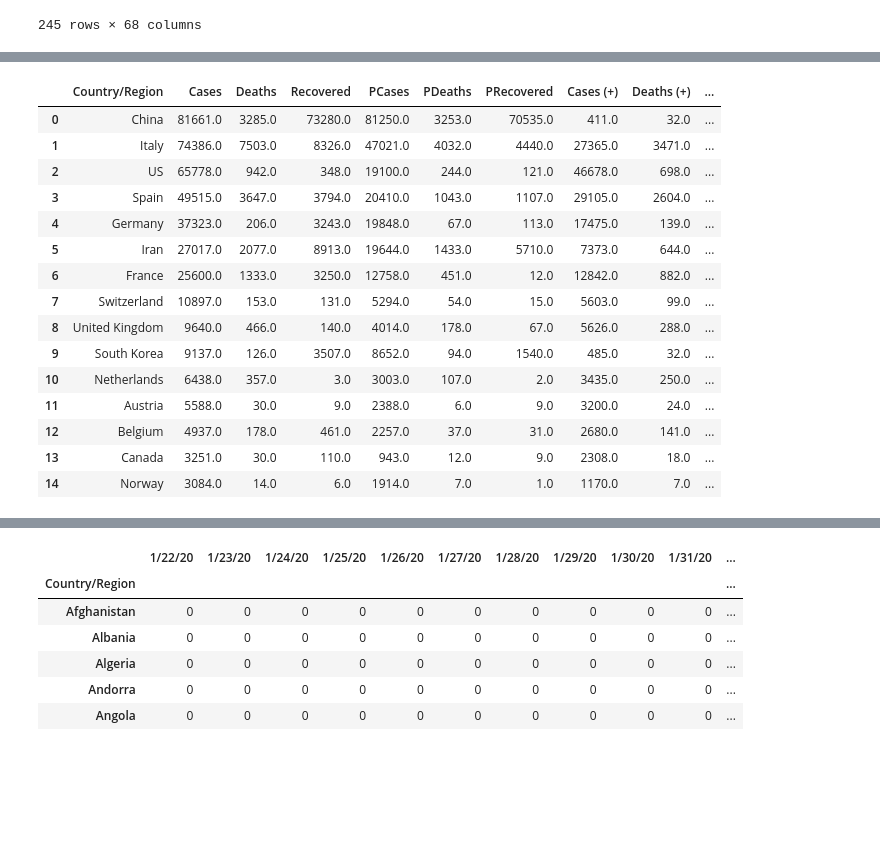
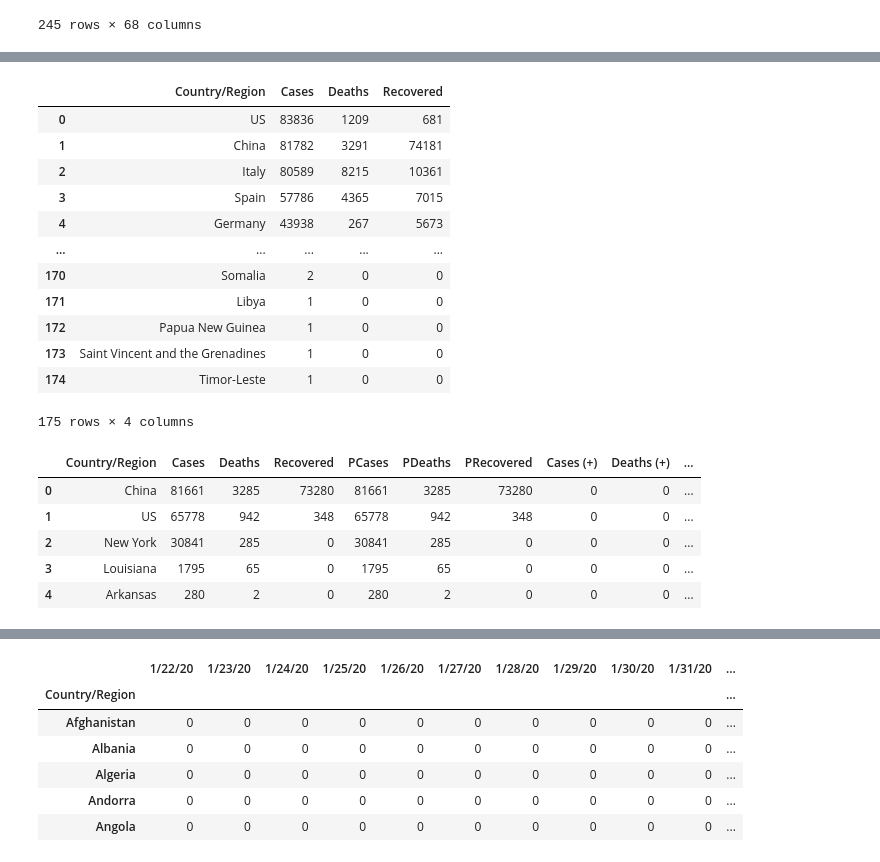
Before and after one commit to binliu0630/Data_Manipulation, a Jupyter notebook: Copy_of_2020_03_21_covid19_overview.ipynb, the cells around one changed output, grey strips where cells are left out. Saved outputs shown, nothing was run; the diff lists cells and outputs as text; code cells hidden in the pictures; blank space fills up the shorter version.

```diff
--- a/Copy_of_2020_03_21_covid19_overview.ipynb
+++ b/Copy_of_2020_03_21_covid19_overview.ipynb
@@ -133,3 +233,5 @@ df_state
+# %%
+dfc_cases = dfc_cases.iloc[:,0]
 # %%
 dfc_cases
 # %% [output]
@@ -198,0 +249,8 @@ Name: 3/25/20, dtype: int64
+# %%
+dfc_deaths = dfc_deaths.reset_index()
+dfc_state = df_state[['Deaths']].reset_index()
+dfc_state.columns = dfc_deaths.columns
+dfc_deaths = pd.concat([dfc_deaths[dfc_deaths['Country/Region'].isin(['US', 'China'])], dfc_state], axis=0)
+dfc_deaths.set_index('Country/Region', inplace=True)
+# %%
+dfc_deaths = dfc_deaths.iloc[:,0]
@@ -215,5 +281,10 @@ dfc_recovered
 | 243 | NaN | Mali | 17.570692 | -3.996166 | 0 | 0 | 0 | 0 | 0 | ... |
 | 244 | NaN | Saint Kitts and Nevis | 17.357822 | -62.782998 | 0 | 0 | 0 | 0 | 0 | ... |
 245 rows × 68 columns
+# %%
+
+dfp_cases = dfc_cases
+dfp_deaths = dfc_deaths
+dfp_recovered = dfc_recovered
 # %%
 df_table = (pd.DataFrame(dict(
@@ -240,35 +309,41 @@ df_table
 # %%
 df_table.rename(columns={'index': 'Country/Region'}, inplace=True)
+# %%
+df_table
+# %% [output]
+|  | Country/Region | Cases | Deaths | Recovered |
+| 0 | US | 83836 | 1209 | 681 |
+| 1 | China | 81782 | 3291 | 74181 |
+| 2 | Italy | 80589 | 8215 | 10361 |
+| 3 | Spain | 57786 | 4365 | 7015 |
+| 4 | Germany | 43938 | 267 | 5673 |
+| ... | ... | ... | ... | ... |
+| 170 | Somalia | 2 | 0 | 0 |
+| 171 | Libya | 1 | 0 | 0 |
+| 172 | Papua New Guinea | 1 | 0 | 0 |
+| 173 | Saint Vincent and the Grenadines | 1 | 0 | 0 |
+| 174 | Timor-Leste | 1 | 0 | 0 |
+175 rows × 4 columns
 # %%
 #hide
 df_table = (pd.DataFrame(dict(
     Cases=dfc_cases, Deaths=dfc_deaths, Recovered=dfc_recovered,
     PCases=dfp_cases, PDeaths=dfp_deaths, PRecovered=dfp_recovered))
              .sort_values(by=['Cases', 'Deaths'], ascending=[False, False])
              .reset_index())
 df_table.rename(columns={'index': 'Country/Region'}, inplace=True)
-for c in 'Cases, Deaths, Recovered'.split(', '):
-    df_table[f'{c} (+)'] = (df_table[c] - df_table[f'P{c}']).clip(0)  # DATA BUG
-df_table['Fatality Rate'] = (100 * df_table['Deaths'] / df_table['Cases']).round(1)
-df_table['Continent'] = df_table['Country/Region'].map(mapping['map.continent'])
-df_table.head(15)
+# for c in 'Cases, Deaths, Recovered'.split(', '):
+#     df_table[f'{c} (+)'] = (df_table[c] - df_table[f'P{c}']).clip(0)  # DATA BUG
+# df_table['Fatality Rate'] = (100 * df_table['Deaths'] / df_table['Cases']).round(1)
+# df_table['Continent'] = df_table['Country/Region'].map(mapping['map.continent'])
+# df_table.head(15)
 # %% [output]
 |  | Country/Region | Cases | Deaths | Recovered | PCases | PDeaths | PRecovered | Cases (+) | Deaths (+) | ... |
-| 0 | China | 81661.0 | 3285.0 | 73280.0 | 81250.0 | 3253.0 | 70535.0 | 411.0 | 32.0 | ... |
-| 1 | Italy | 74386.0 | 7503.0 | 8326.0 | 47021.0 | 4032.0 | 4440.0 | 27365.0 | 3471.0 | ... |
-| 2 | US | 65778.0 | 942.0 | 348.0 | 19100.0 | 244.0 | 121.0 | 46678.0 | 698.0 | ... |
-| 3 | Spain | 49515.0 | 3647.0 | 3794.0 | 20410.0 | 1043.0 | 1107.0 | 29105.0 | 2604.0 | ... |
-| 4 | Germany | 37323.0 | 206.0 | 3243.0 | 19848.0 | 67.0 | 113.0 | 17475.0 | 139.0 | ... |
-| 5 | Iran | 27017.0 | 2077.0 | 8913.0 | 19644.0 | 1433.0 | 5710.0 | 7373.0 | 644.0 | ... |
-| 6 | France | 25600.0 | 1333.0 | 3250.0 | 12758.0 | 451.0 | 12.0 | 12842.0 | 882.0 | ... |
-| 7 | Switzerland | 10897.0 | 153.0 | 131.0 | 5294.0 | 54.0 | 15.0 | 5603.0 | 99.0 | ... |
-| 8 | United Kingdom | 9640.0 | 466.0 | 140.0 | 4014.0 | 178.0 | 67.0 | 5626.0 | 288.0 | ... |
-| 9 | South Korea | 9137.0 | 126.0 | 3507.0 | 8652.0 | 94.0 | 1540.0 | 485.0 | 32.0 | ... |
-| 10 | Netherlands | 6438.0 | 357.0 | 3.0 | 3003.0 | 107.0 | 2.0 | 3435.0 | 250.0 | ... |
-| 11 | Austria | 5588.0 | 30.0 | 9.0 | 2388.0 | 6.0 | 9.0 | 3200.0 | 24.0 | ... |
-| 12 | Belgium | 4937.0 | 178.0 | 461.0 | 2257.0 | 37.0 | 31.0 | 2680.0 | 141.0 | ... |
-| 13 | Canada | 3251.0 | 30.0 | 110.0 | 943.0 | 12.0 | 9.0 | 2308.0 | 18.0 | ... |
-| 14 | Norway | 3084.0 | 14.0 | 6.0 | 1914.0 | 7.0 | 1.0 | 1170.0 | 7.0 | ... |
+| 0 | China | 81661 | 3285 | 73280 | 81661 | 3285 | 73280 | 0 | 0 | ... |
+| 1 | US | 65778 | 942 | 348 | 65778 | 942 | 348 | 0 | 0 | ... |
+| 2 | New York | 30841 | 285 | 0 | 30841 | 285 | 0 | 0 | 0 | ... |
+| 3 | Louisiana | 1795 | 65 | 0 | 1795 | 65 | 0 | 0 | 0 | ... |
+| 4 | Arkansas | 280 | 2 | 0 | 280 | 2 | 0 | 0 | 0 | ... |
 # %%
 #hide
 
```
Also changed, not shown: parts of 37 cells of this notebook.
